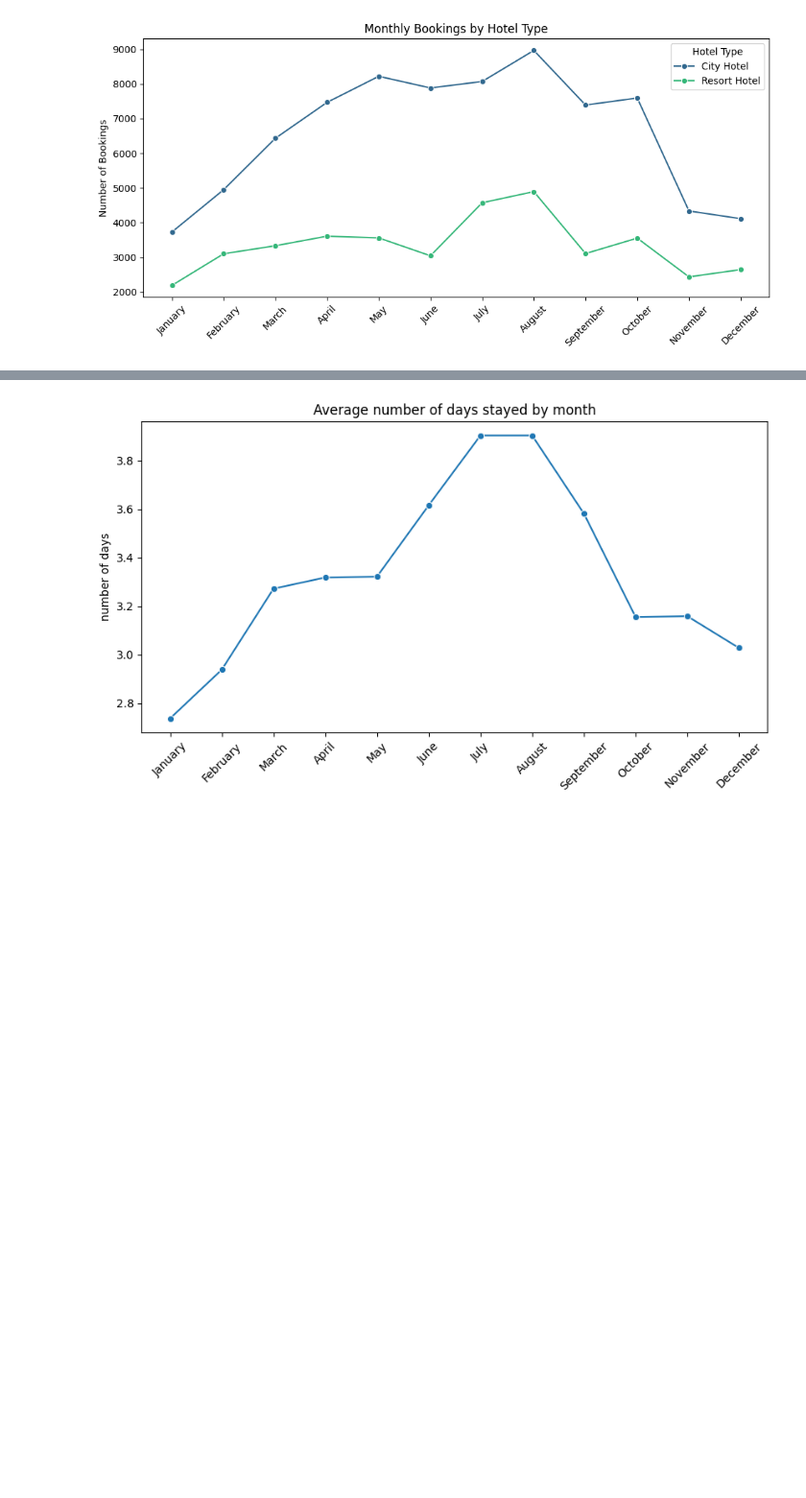
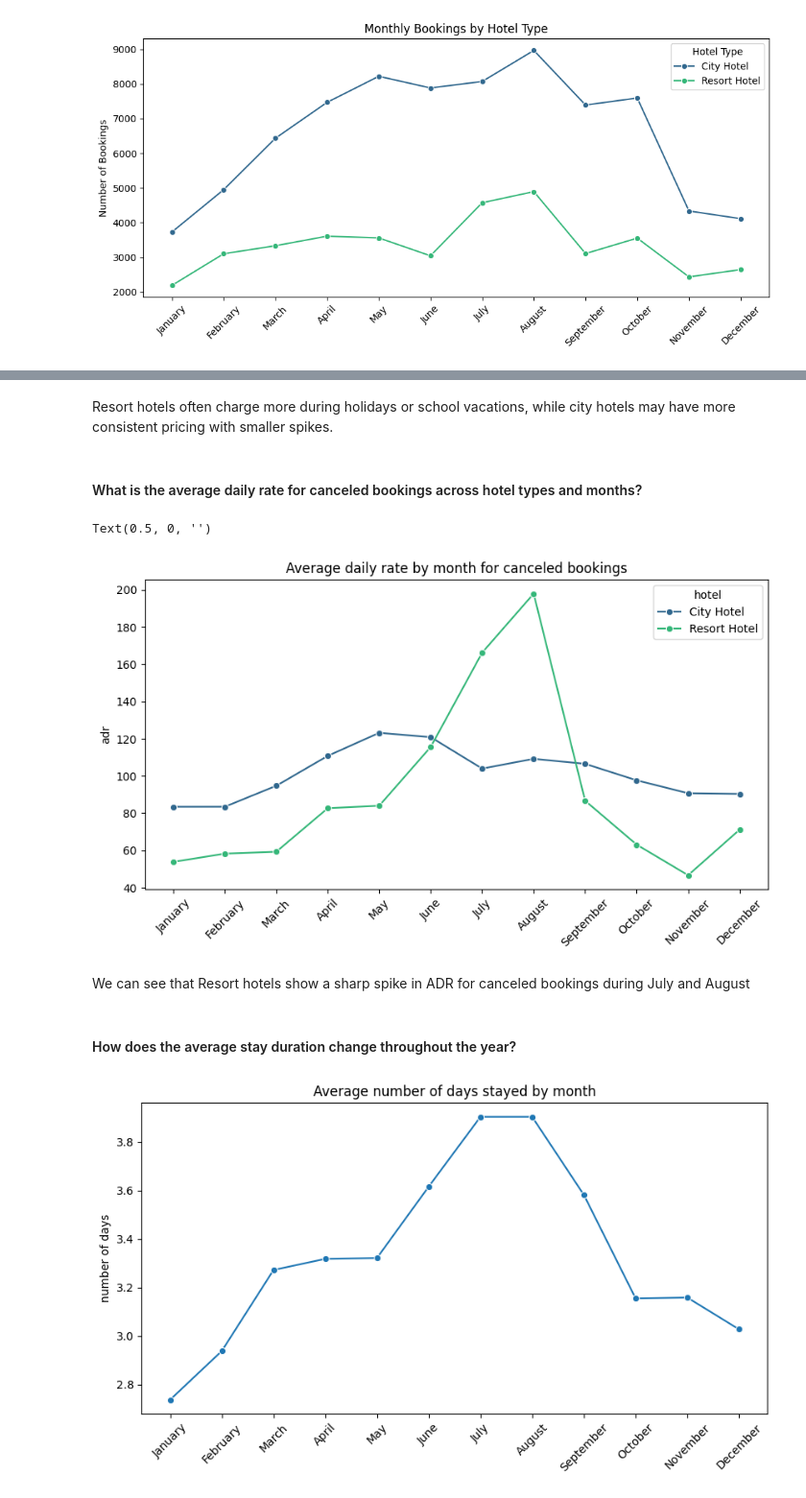
Before and after one commit to Parth-11022004/hotel_booking_cancellation_prediction, a Jupyter notebook: Hotel_bookings_EDA.ipynb, the cells around one changed output, grey strips where cells are left out. Shown at 96% size. Saved outputs shown, nothing was run; the diff lists cells and outputs as text; code cells hidden in the pictures; blank space fills up the shorter version.

```diff
--- a/Hotel_bookings_EDA.ipynb
+++ b/Hotel_bookings_EDA.ipynb
@@ -226,3 +244,22 @@ Text(0.5, 0, '')
+# %% [markdown]
+Resort hotels often charge more during holidays or school vacations, while city hotels may have more consistent pricing with smaller spikes.
+# %% [markdown]
+#### What is the average daily rate for canceled bookings across hotel types and months?
+# %%
+# adr for monthly canceled bookings. Revenue lost from cancellations.
+adr_df_hotel_canceled = df_copy[df_copy['is_canceled']==1].groupby(['arrival_date_month','hotel'],observed=False)['adr'].mean().reset_index()
+plt.figure(figsize=(10,5))
+sns.lineplot(data=adr_df_hotel_canceled,x='arrival_date_month',y='adr',hue='hotel',marker='o',palette='viridis')
+plt.title('Average daily rate by month for canceled bookings')
+plt.xticks(rotation=45)
+plt.xlabel('')
+# %% [output]
+Text(0.5, 0, '')
+[figure, added]
+# %% [markdown]
+We can see that Resort hotels show a sharp spike in ADR for canceled bookings during July and August
+# %% [markdown]
+#### How does the average stay duration change throughout the year?
 # %%
 avg_stay = df_copy[df_copy['is_canceled']==0].groupby('arrival_date_month',observed=False)['total_days_stayed'].mean().reset_index()
 plt.figure(figsize=(10,5))
```
Also changed, not shown: parts of 21 cells of this notebook.
